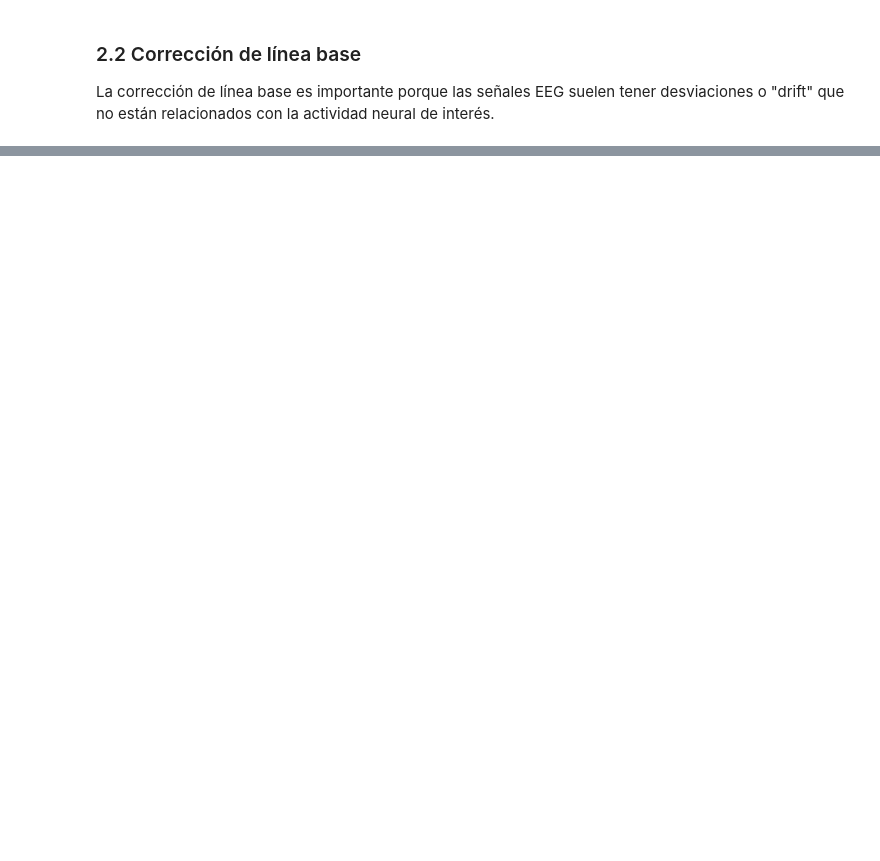
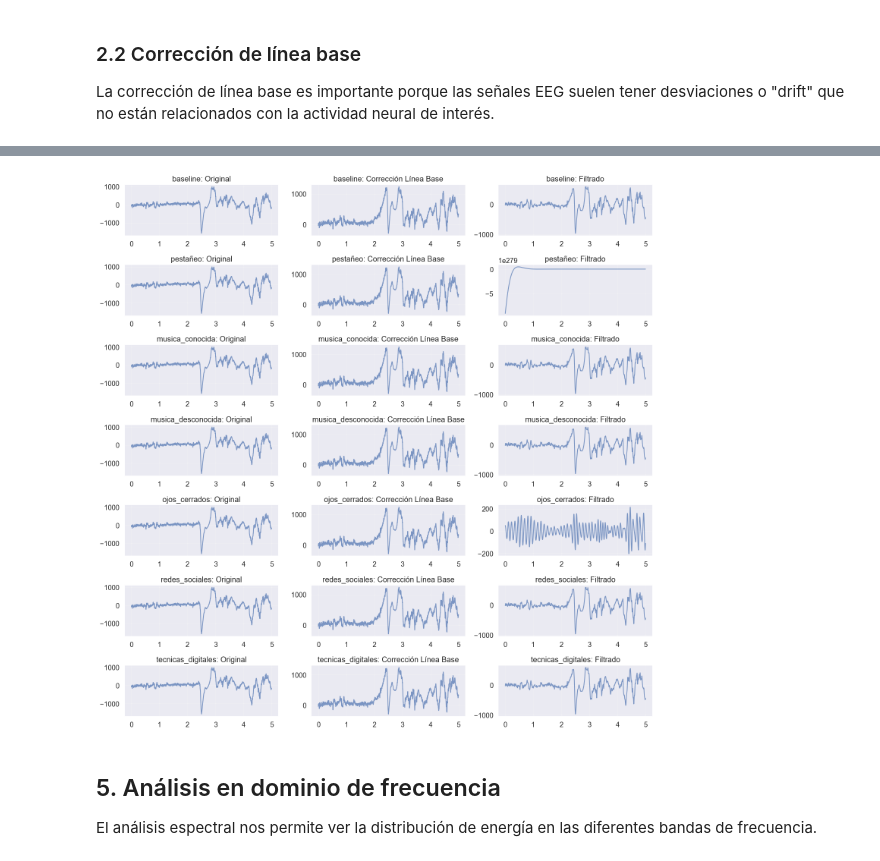
Before and after one commit to Constanzafl/python-scientific, a Jupyter notebook: ejerciciofinalentregable.ipynb, the cells around one changed output, grey strips where cells are left out. Drawn from its saved outputs; the diff is of its cells as text; code cells hidden in the pictures; blank space fills up the shorter version.

```diff
--- a/ejerciciofinalentregable.ipynb
+++ b/ejerciciofinalentregable.ipynb
@@ -754,0 +700,77 @@ Los hallazgos no solo tienen relevancia académica sino también aplicaciones po
+# %%
+# Guardar datos originales y procesados para comparación
+original_segments = []
+baseline_corrected_segments = []
+filtered_segments = []
+segment_labels = []
+
+# Aplicar preprocesamiento paso a paso
+
+for activity, path in file_paths.items():
+    #data = load_raw_data(path)
+    #if data is not None:
+        #print(f"Cargado {activity}: {len(data)} muestras")
+
+    # Extraer señal EEG
+    eeg_data = data['eeg'].values if 'eeg' in data.columns else data.iloc[:, 2].values
+
+    # Guardar datos originales
+    original_segments.append(eeg_data)
+    segment_labels.append(activity)
+
+
+# for activity, data in raw_data.items():
+#     # Extraer señal EEG
+#     eeg_data = data['eeg'].values if 'eeg' in data.columns else data.iloc[:, 2].values
+
+#     # Guardar datos originales
+#     original_segments.append(eeg_data)
+#     segment_labels.append(activity)
+
+    # Paso 1: Corrección de línea base
+    corrected = advanced_baseline_correction(eeg_data, method=method)
+    baseline_corrected_segments.append(corrected)
+
+    # Paso 2: Aplicar filtros específicos según la actividad
+    if activity == 'ojos_cerrados':
+        # Para ojos cerrados, destacar banda alfa (8-13 Hz)
+        filtered = bandpass_filter(corrected, 8, 13, Fs)
+    elif activity == 'pestañeo':
+        # Para pestañeos, usar un filtro de baja frecuencia
+        filtered = bandpass_filter(corrected, 0.5, 30, Fs)
+    else:
+        # Para otras actividades, un filtro general
+        filtered = bandpass_filter(corrected, 1, 50, Fs)
+
+    filtered_segments.append(filtered)
+# Visualizar el efecto del preprocesamiento para cada actividad
+plt.figure(figsize=(15, 15))
+for i, (label, orig, corr, filt) in enumerate(zip(segment_labels, original_segments,
+                                               baseline_corrected_segments, filtered_segments)):
+    # Mostrar solo los primeros 5 segundos para mayor claridad
+    t = np.arange(int(5*Fs)) / Fs  # Tiempo en segundos
+
+    plt.subplot(len(segment_labels), 3, 3*i+1)
+    plt.plot(t, orig[:int(5*Fs)], alpha=0.7)
+    plt.title(f'{label}: Original')
+    plt.grid(True, alpha=0.3)
+
+    plt.subplot(len(segment_labels), 3, 3*i+2)
+    plt.plot(t, corr[:int(5*Fs)], alpha=0.7)
+    plt.title(f'{label}: Corrección Línea Base')
+    plt.grid(True, alpha=0.3)
+
+    plt.subplot(len(segment_labels), 3, 3*i+3)
+    plt.plot(t, filt[:int(5*Fs)], alpha=0.7)
+    plt.title(f'{label}: Filtrado')
+    plt.grid(True, alpha=0.3)
+
+plt.tight_layout()
+plt.savefig('efectos_preprocesamiento.png')
+plt.show()
+# %% [output]
+[figure, added]
+# %% [markdown]
+## 5. Análisis en dominio de frecuencia
+
+El análisis espectral nos permite ver la distribución de energía en las diferentes bandas de frecuencia.
```
Also changed, not shown: parts of 42 cells of this notebook, 8 other files.
